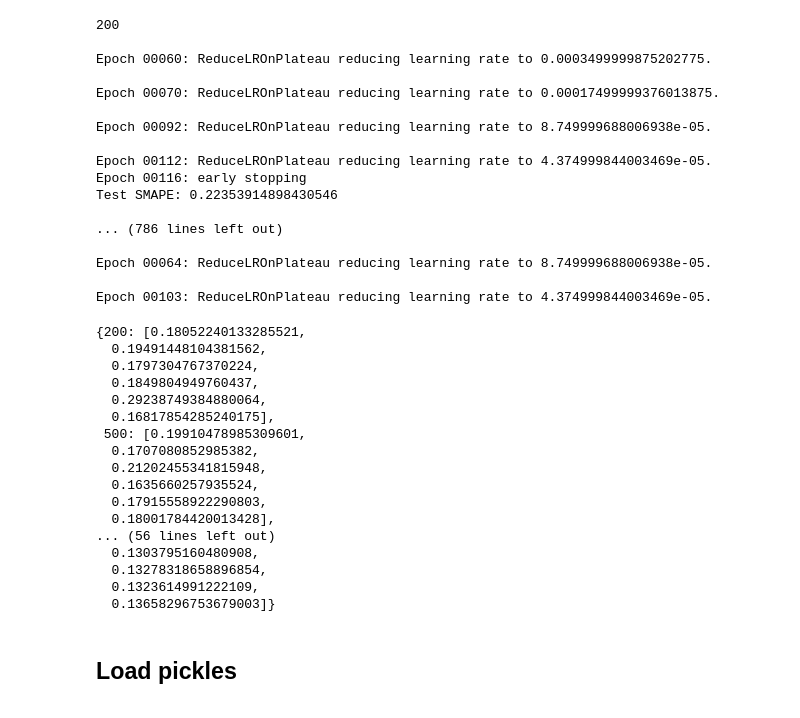
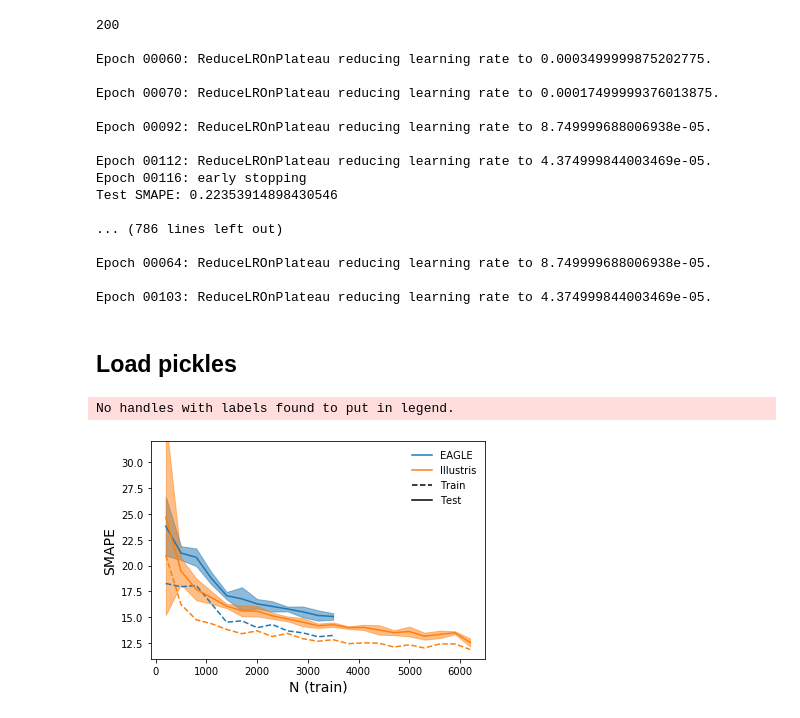
Before and after one commit to christopherlovell/Learning_SFHs, a Jupyter notebook: 23_CNN_Learning_Curve.ipynb, the cells around one changed output. Cells and saved outputs as stored; diff of their text form; code cells hidden in the pictures.

```diff
--- a/4_CNN_Learning_Curve.ipynb
+++ b/23_CNN_Learning_Curve.ipynb
@@ -139,26 +137,6 @@ smape_train = {key: val for key, val in smape_train.items() if val[0] is not Non
 smape_test = {key: val for key, val in smape_test.items() if val[0] is not None}
 
 pcl.dump([smape_train, smape_test], open('data/learning_curve_eagle.p', 'wb'))
-# %%
-smape_train
-# %% [output]
-{200: [0.18052240133285521,
-  0.19491448104381562,
-  0.1797304767370224,
-  0.1849804949760437,
-  0.29238749384880064,
-  0.16817854285240175],
- 500: [0.19910478985309601,
-  0.1707080852985382,
-  0.21202455341815948,
-  0.1635660257935524,
-  0.17915558922290803,
-  0.18001784420013428],
-... (56 lines left out)
-  0.1303795160480908,
-  0.13278318658896854,
-  0.1323614991222109,
-  0.13658296753679003]}
 # %% [markdown]
 ## Load pickles
 # %%
@@ -169,37 +147,46 @@ smape_train_i, smape_test_i = pcl.load(open('data/learning_curve_illustris.p', '
 # %%
 fig = plt.figure()
 
 med = np.median([smape_test_e[idx] for idx in smape_test_e.keys()], axis=1) * 100
 std = np.std([smape_test_e[idx] for idx in smape_test_e.keys()], axis=1) * 100
 
 plt.fill_between(np.array(list(smape_test_e.keys())),
-                          med-std,med+std,label='EAGLE', color='C0', alpha=0.5)
+                          med-std,med+std, color='C0', alpha=0.5)
 
-e_line = plt.plot(np.array(list(smape_train_e.keys())), med, color='C0', ls='dashed')
+e_line = plt.plot(np.array(list(smape_train_e.keys())), med, color='C0', ls='solid')
+
+
+med = np.median([smape_train_e[idx] for idx in smape_test_e.keys()], axis=1) * 100
+plt.plot(np.array(list(smape_train_e.keys())), med, color='C0', ls='dashed')
 
 
 med = np.median([smape_test_i[idx] for idx in smape_test_i.keys()], axis=1) * 100
 std = np.std([smape_test_i[idx] for idx in smape_test_i.keys()], axis=1) * 100
 
 plt.fill_between(np.array(list(smape_test_i.keys())),
-                          med-std,med+std,label='EAGLE', color='C1', alpha=0.5)
+                          med-std,med+std, color='C1', alpha=0.5)
 
+i_line = plt.plot(np.array(list(smape_test_i.keys())), med, color='C1', ls='solid')
 
-i_line = plt.plot(np.array(list(smape_test_i.keys())), med, color='C1', ls='dashed')
+med = np.median([smape_train_i[idx] for idx in smape_test_i.keys()], axis=1) * 100
+plt.plot(np.array(list(smape_test_i.keys())), med, color='C1', ls='dashed')
 
 
 plt.legend()
 
-plt.xlabel('N', size=14)
+plt.xlabel('N (train)', size=14)
 plt.ylabel('SMAPE', size=14)
 
-plt.ylim(12,32)
+plt.ylim(11,32)
 
 from matplotlib.lines import Line2D
 train_line = Line2D([0],[0],color='black', linestyle='dashed')
 test_line = Line2D([0],[0],color='black', linestyle='solid')
-plt.legend([e_line[0], i_line[0]],#, train_line, test_line],
-           ['EAGLE', 'Illustris'],#'Train', 'Test'],
+plt.legend([e_line[0], i_line[0], train_line, test_line],
+           ['EAGLE', 'Illustris','Train', 'Test'],
            frameon=False)
 
-# fig.savefig('plots/learning_curves.png', dpi=250, bbox_inches='tight')
+# fig.savefig('plots/learning_curves.png', dpi=200, bbox_inches='tight')
+# %% [output]
+No handles with labels found to put in legend.
+[figure, added]
```
Also changed, not shown: parts of 1 cell of this notebook, 15 other files.
